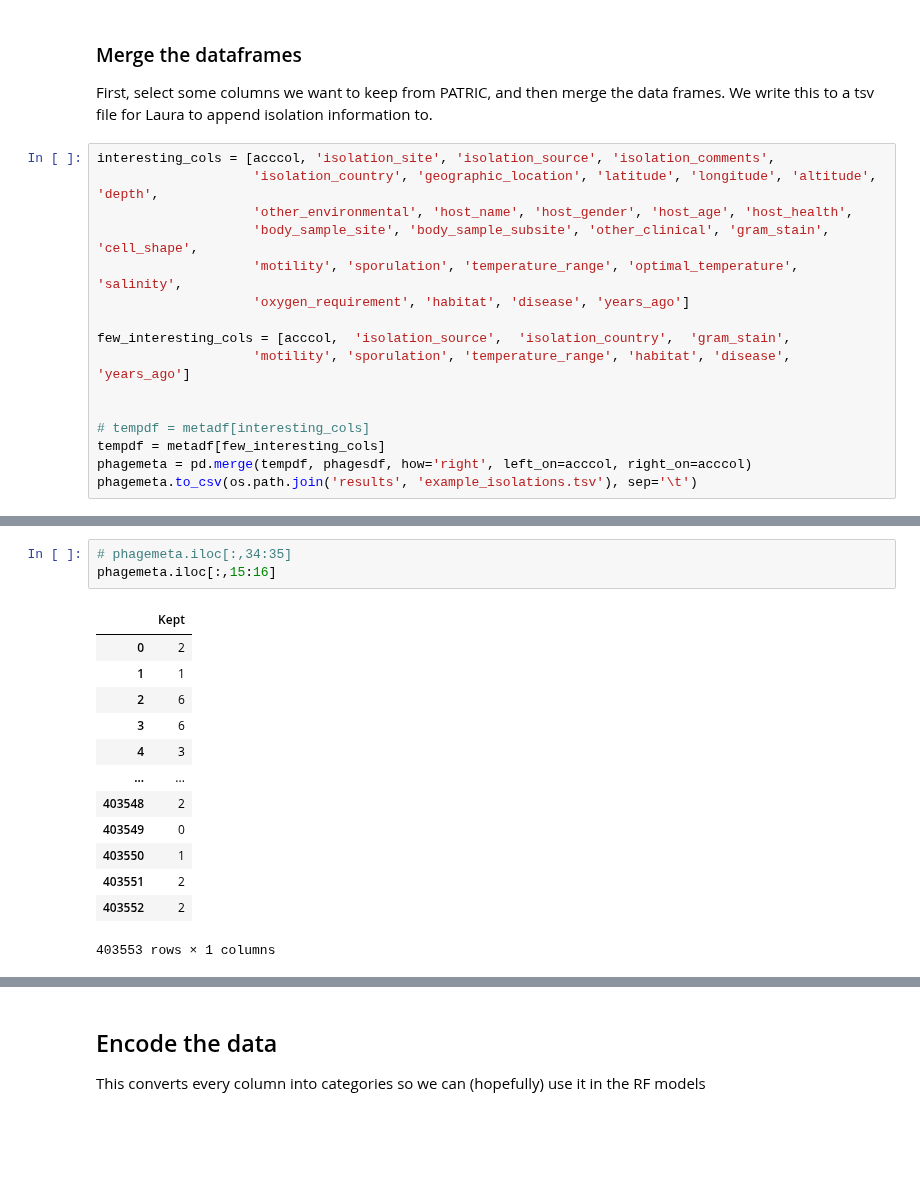
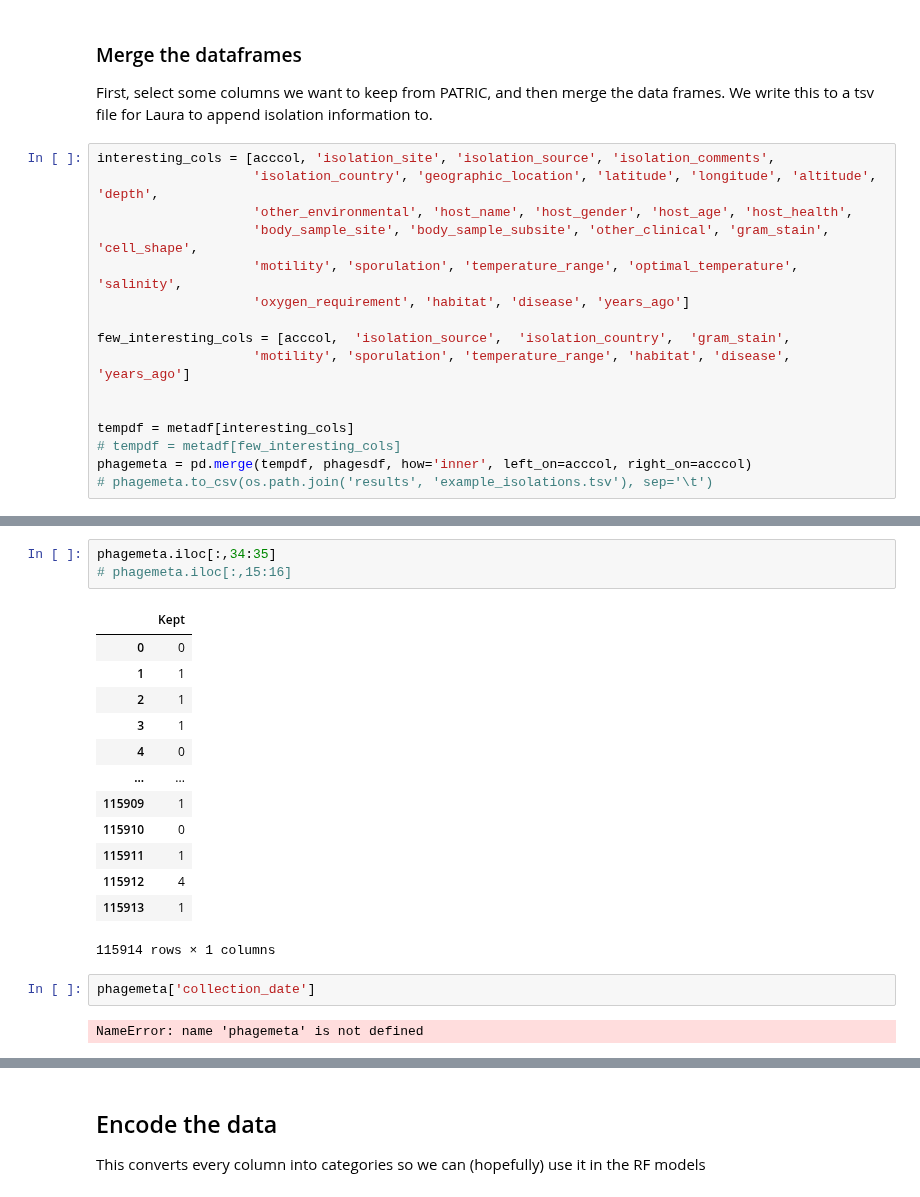
Before and after one commit to linsalrob/PhispyAnalysis, a Jupyter notebook: DataAnalysis/RAST sources.ipynb, the cells around one changed output, grey strips where cells are left out. Saved outputs shown, nothing was run; the diff lists cells and outputs as text; blank space fills up the shorter version.

```diff
--- a/DataAnalysis/RAST sources.ipynb
+++ b/DataAnalysis/RAST sources.ipynb
@@ -314,10 +336,10 @@ few_interesting_cols = [acccol,  'isolation_source',  'isolation_country',  'gra
                     'motility', 'sporulation', 'temperature_range', 'habitat', 'disease', 'years_ago']
 
 
-# tempdf = metadf[interesting_cols]
-tempdf = metadf[few_interesting_cols]
-phagemeta = pd.merge(tempdf, phagesdf, how='right', left_on=acccol, right_on=acccol)
-phagemeta.to_csv(os.path.join('results', 'example_isolations.tsv'), sep='\t')
+tempdf = metadf[interesting_cols]
+# tempdf = metadf[few_interesting_cols]
+phagemeta = pd.merge(tempdf, phagesdf, how='inner', left_on=acccol, right_on=acccol)
+# phagemeta.to_csv(os.path.join('results', 'example_isolations.tsv'), sep='\t')
 # %%
 phagemeta
 # %% [output]
@@ -354,17 +376,21 @@ phagemeta.iloc[:,1:10]
 # %%
-# phagemeta.iloc[:,34:35]
-phagemeta.iloc[:,15:16]
+phagemeta.iloc[:,34:35]
+# phagemeta.iloc[:,15:16]
 # %% [output]
 |  | Kept |
-| 0 | 2 |
+| 0 | 0 |
 | 1 | 1 |
-| 2 | 6 |
-| 3 | 6 |
-| 4 | 3 |
+| 2 | 1 |
+| 3 | 1 |
+| 4 | 0 |
 | ... | ... |
-| 403548 | 2 |
-| 403549 | 0 |
-| 403550 | 1 |
-| 403551 | 2 |
-| 403552 | 2 |
+| 115909 | 1 |
+| 115910 | 0 |
+| 115911 | 1 |
+| 115912 | 4 |
+| 115913 | 1 |
-403553 rows × 1 columns
+115914 rows × 1 columns
+# %%
+phagemeta['collection_date']
+# %% [output]
+NameError: name 'phagemeta' is not defined
```
Also changed, not shown: parts of 16 cells of this notebook, 2 other files.
